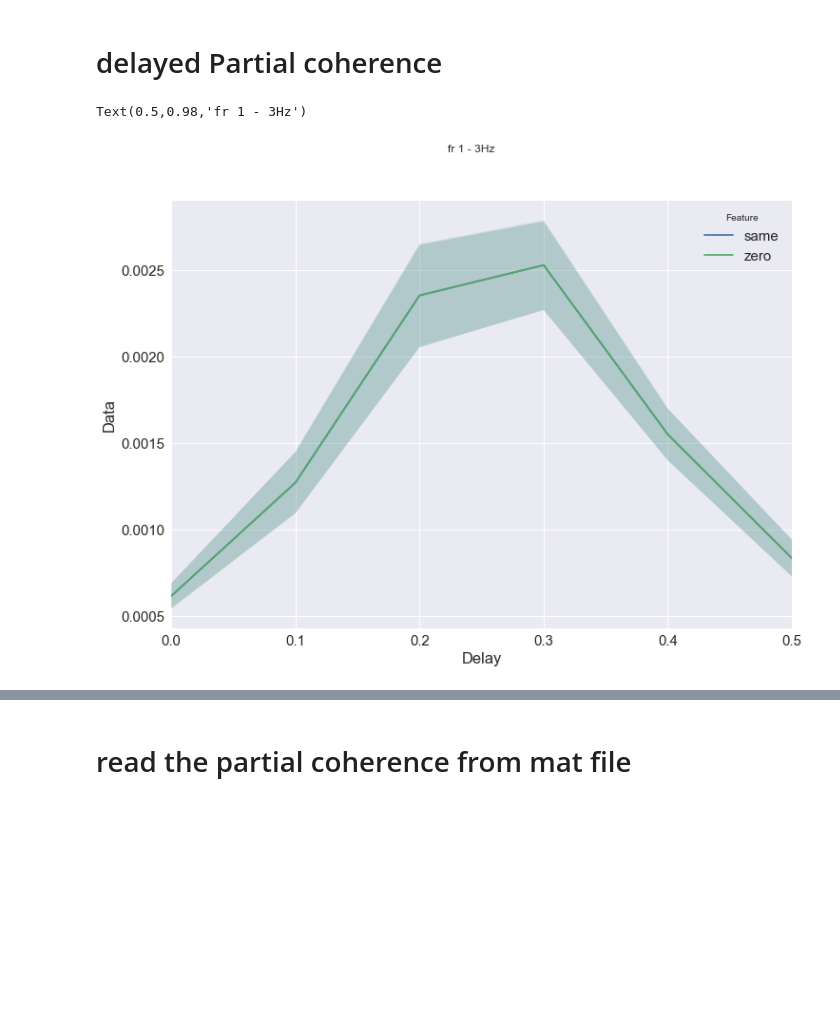
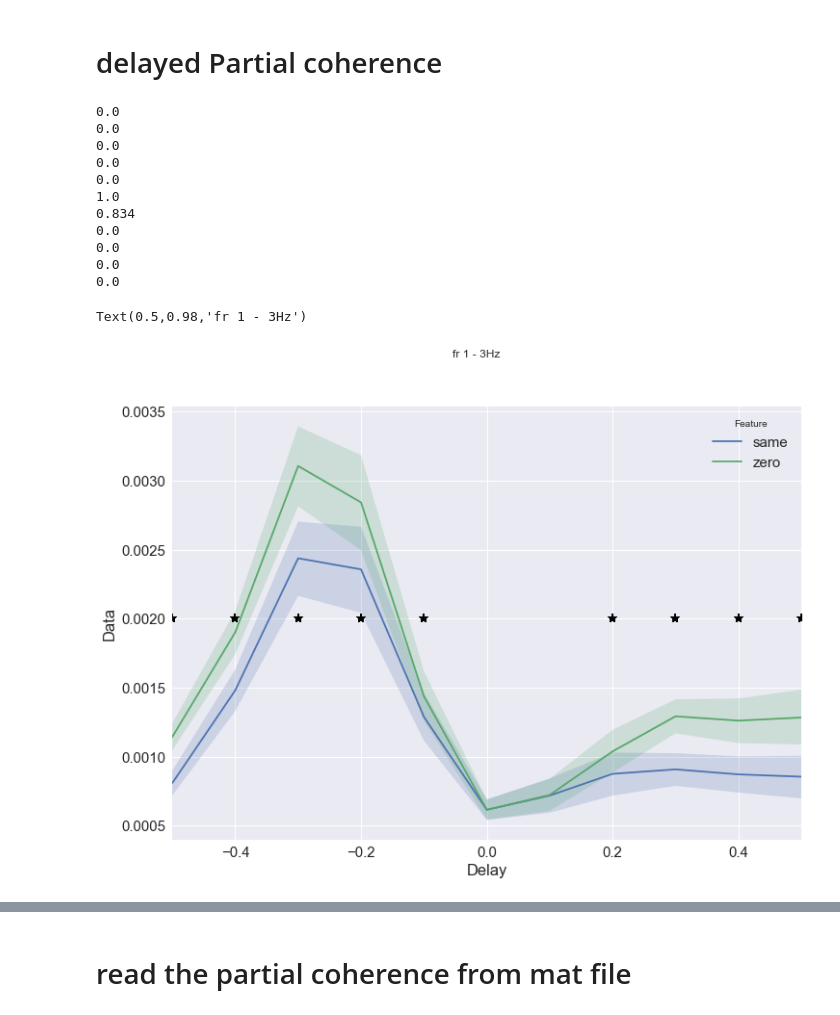
Before and after one commit to sankar-mukherjee/entrainment_python, a Jupyter notebook: partialCoherence_investigate.ipynb, the cells around one changed output, grey strips where cells are left out. Saved outputs shown, nothing was run; the diff lists cells and outputs as text; code cells hidden in the pictures; blank space fills up the shorter version.

```diff
--- a/partialCoherence_investigate.ipynb
+++ b/partialCoherence_investigate.ipynb
@@ -180,0 +240,27 @@ plt.colorbar(sm, ticks=np.linspace(vmin,vmax,5),cax=cbar_ax)
+# %%
+save_path = data_path + '/data/1-12Hz_frequency_bands_in2hzStep_coherence/Coh-removedFirst-'+ str(remove_first)+'.pkl'
+data=pd.read_pickle(save_path)
+
+data.set_index(['Feature','Freq','Condition','Delay','Subject'], inplace=True)
+data.sort_index(inplace=True)
+
+a  = data['Data'].apply(lambda x: np.mean(x))
+data['Coherence'] = pd.Series(a, index=data.index)
+# for matlab cluster permutation
+freq_band = ['fr 1 - 3Hz']
+
+condition = ['All']
+
+et = np.arange(-5,6) / 10
+B = np.empty([25,2,59,11])
+for t in range(0,len(et)):
+    tt = et[t].round(decimals=1)
+    x = data.loc['envelop',freq_band,condition,tt,subject_name]['Data']
+    x = np.asarray(x.get_values().tolist())
+    y = data.loc['lipaparature',freq_band,condition,tt,subject_name]['Data']
+    y = np.asarray(y.get_values().tolist())
+
+    B[:,0,:,t] =  x
+    B[:,1,:,t] =  y
+
+scipy.io.savemat(data_path + '/data/partialCoh/partial-removedFirst-'+ str(remove_first)+'all.mat',{'Data':B})
@@ -341,7 +527,7 @@ plt.colorbar(sm, ticks=np.linspace(vmin,vmax,5),cax=cbar_ax)
 # %% [markdown]
 # delayed Partial coherence
 # %%
-save_path = data_path + '/data/partialCoh/Delayed_partialCoh-removedFirst-'+ str(remove_first)+'.pkl'
+save_path = data_path + '/data/partialCoh/Delayed_partialCohopp-removedFirst-'+ str(remove_first)+'.pkl'
 delayed_data=pd.read_pickle(save_path)
 delayed_data.set_index(['Feature','FeatureDelay','RemoveFeature','RemoveFeatureDelay',
                         'Freq','Condition','Subject'], inplace=True)
@@ -351,7 +537,7 @@ delayed_data['partialCoh'] = pd.Series(a, index=delayed_data.index)
 delayed_data.sample(5)
 
 
-save_path = data_path + '/data/partialCoh/PartialCoh-removedFirst-'+ str(remove_first)+'.pkl'
+save_path = data_path + '/data/partialCoh/PartialCohopp-removedFirst-'+ str(remove_first)+'.pkl'
 data=pd.read_pickle(save_path)
 data.set_index(['Feature','FeatureDelay','RemoveFeature','RemoveFeatureDelay',
                         'Freq','Condition','Subject'], inplace=True)
@@ -375,38 +561,51 @@ freq_band = ['fr 1 - 3Hz']
 condition = ['All']
 # %%
 
-et = np.arange(0,0.6,0.1)
+et = np.arange(-5,6) / 10
 A = []
 for t in et:
     t = t.round(decimals=1)
-    x = data.loc['envelop',t,'lipaparature',t,freq_band,condition,subject_name]['partialCoh']
+    x = delayed_data.loc['envelop',t,'lipaparature',t,freq_band,condition,subject_name]['partialCoh']
     y = delayed_data.loc['envelop',t,'lipaparature',0,freq_band,condition,subject_name]['partialCoh']
 
     p = listen_italian_functions.run_permutation_test2(x.get_values(),y.get_values(),1000)
+    print(p)
     a=0
     #a,p = stats.ttest_rel(x.get_values(),y.get_values())
 
     #reject_fdr, p = fdr_correction(p, alpha=0.05, method='indep')
 
 
     frame = []
     for s in range(0,len(subject_name)):
-        frame.append(pd.DataFrame({'Delay':t,'Feature':'same','Subject':subject_name[s],'p-value':p,'t-stat':a,'Data':[x[s]]}))
-        frame.append(pd.DataFrame({'Delay':t,'Feature':'zero','Subject':subject_name[s],'p-value':p,'t-stat':a,'Data':[y[s]]}))
+        frame.append(pd.DataFrame({'Delay':t,'Feature':'same','Subject':subject_name[s],'pvalue':p,'tstat':a,'Data':[x[s]]}))
+        frame.append(pd.DataFrame({'Delay':t,'Feature':'zero','Subject':subject_name[s],'pvalue':p,'tstat':a,'Data':[y[s]]}))
 
     a = pd.concat((frame),axis=0)
     A.append(a)
 
+
 data_partial = pd.concat((A),axis=0)
 
-x = data_partial[data_partial['p-value'] <= 0.05]['Delay'].get_values()
-y = np.repeat(0.0014,len(x))
+x = data_partial[data_partial['pvalue'] <= 0.05]['Delay'].get_values()
+y = np.repeat(0.002,len(x))
 
 fig, ax = plt.subplots(figsize=(11.7, 8.27))
 b=sns.tsplot(data=data_partial,time="Delay", unit="Subject",condition="Feature", value='Data',ax=ax)
 # mark the signifiancant point
 x = plt.plot(x,y, marker='*', color='k',markersize=10,linestyle='')
 b.figure.suptitle(freq_band[0])
 # %% [output]
-Text(0.5,0.98,'fr 1 - 3Hz')
+0.0
+0.0
+0.0
+0.0
+0.0
+1.0
+0.834
+0.0
+0.0
+0.0
+0.0
+Text(0.5,0.98,'fr 1 - 3Hz')
-[figure, old version]
+[figure, new version]
```
Also changed, not shown: parts of 13 cells of this notebook, 11 other files.
